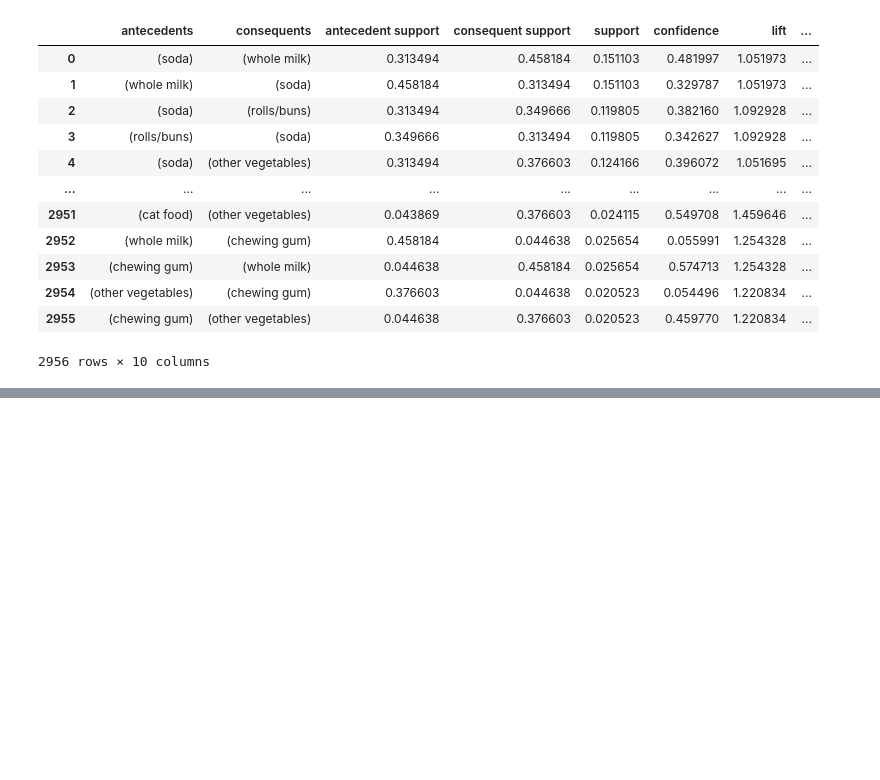
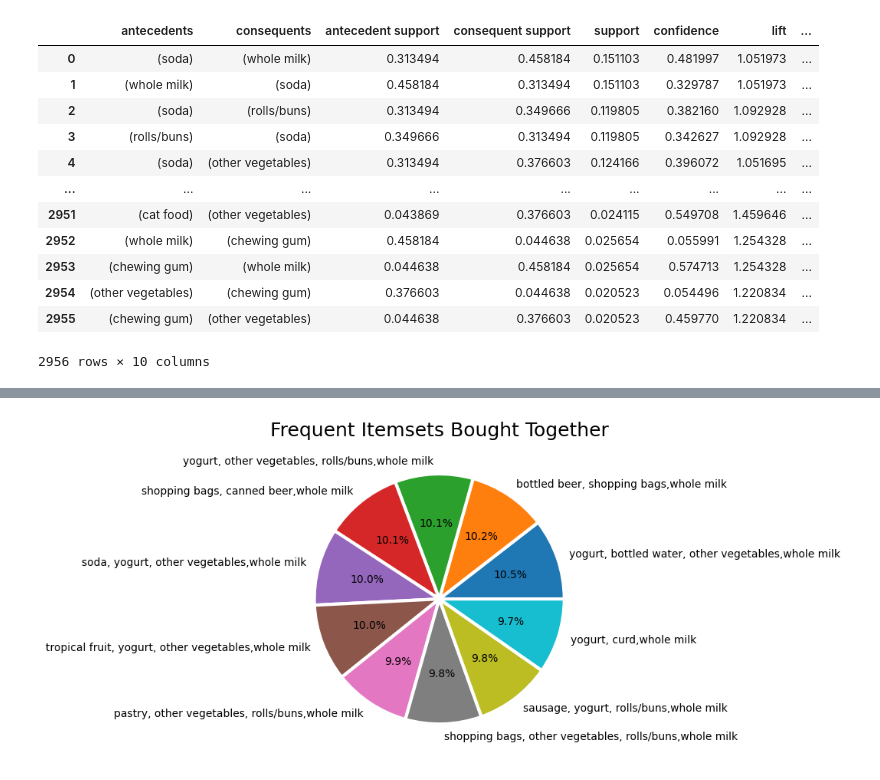
Before and after one commit to AnushkaMazumdar2/Machine_Learning, a Jupyter notebook: 2348505_Lab4.ipynb, the cells around one changed output, grey strips where cells are left out. Cells and saved outputs as stored; diff of their text form; code cells hidden in the pictures; blank space fills up the shorter version.

```diff
--- a/2348505_Lab4.ipynb
+++ b/2348505_Lab4.ipynb
@@ -134,0 +193,5 @@ rulesfp
+# %%
+#Computing the best choices
+bestchoice = rulesap.sort_values(by=['confidence', 'lift'], ascending=[False, False])
+print('Best choice to buy items together')
+print(best_choice[['antecedents', 'consequents', 'confidence','lift']])
@@ -135,3 +216,18 @@ rulesfp
+# %%
+itemsetfp = []
+a = bestchoice['antecedents'].astype('string')
+b = bestchoice['consequents'].astype('string')
+itemsetfp = a + "," + b
+# %%
+bestchoice['itemsets'] = itemsetfp
+# %%
+fig, ax = plt.subplots(figsize=(10,10))
+ax.pie(bestchoice['confidence'].head(10),labels=bestchoice['itemsets'].head(10), autopct= '%.1f%%',wedgeprops = {'linewidth':3.0,'edgecolor':'white'})
+ax.set_title("Frequent Itemsets Bought Together",fontsize = 18)
+plt.tight_layout()
+plt.show()
+# %% [output]
+[figure, added]
 # %%
 apithread=threading.Thread(target=apriorirun)
 fpthread=threading.Thread(target=fpgrowthrun)
```
Also changed, not shown: parts of 20 cells of this notebook.
